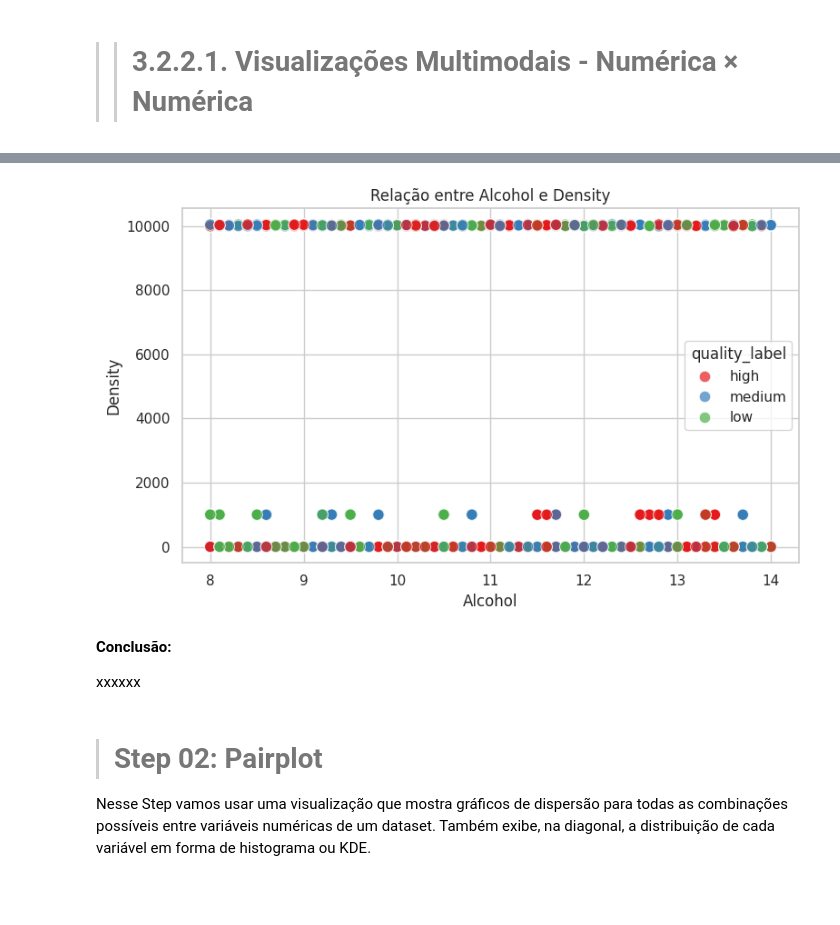
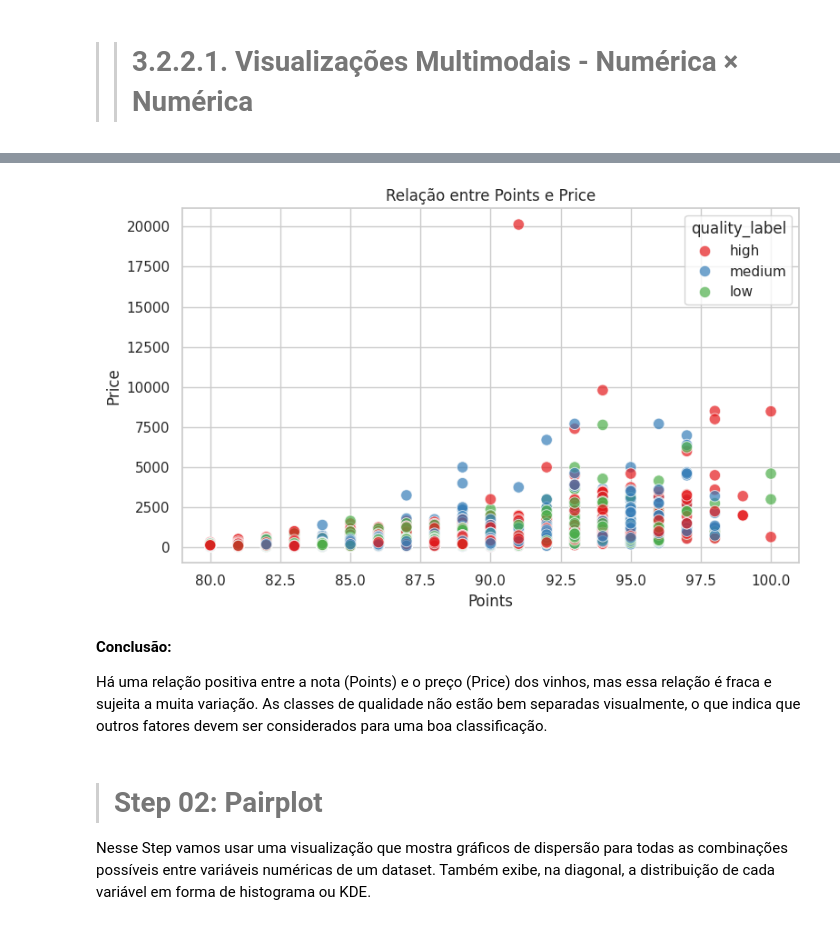
Before and after one commit to RodrigoMarenda/Analise_de_Dados, a Jupyter notebook: Wine_Quality.ipynb, the cells around one changed output, grey strips where cells are left out. Drawn from its saved outputs; the diff is of its cells as text; code cells hidden in the pictures; blank space fills up the shorter version.

```diff
--- a/Wine_Quality.ipynb
+++ b/Wine_Quality.ipynb
@@ -593,31 +593,27 @@ Nesse step xxxxxxxxxxxxxxxxxxxxxxxxxxx
 # %%
 plt.figure(figsize=(8, 5))
 
 sns.scatterplot(
     data=df,
-    x='alcohol',
-    y='density',
+    x='points',
+    y='price',
     hue='quality_label',
     palette='Set1',
     s=80,
     alpha=0.7
 )
 
-plt.title('Relação entre Alcohol e Density')
-plt.xlabel('Alcohol')
-plt.ylabel('Density')
+plt.title('Relação entre Points e Price')
+plt.xlabel('Points')
+plt.ylabel('Price')
 plt.tight_layout()
 plt.show()
-#plt.title('Multimodalidade: Alcohol vs Density')
-#plt.grid(True)
-#plt.show()
 # %% [output]
-[figure, old version]
+[figure, new version]
-# %% [markdown]
-**Conclusão:**
-
-
-xxxxxx
+# %% [markdown]
+**Conclusão:**
+
+Há uma relação positiva entre a nota (Points) e o preço (Price) dos vinhos, mas essa relação é fraca e sujeita a muita variação. As classes de qualidade não estão bem separadas visualmente, o que indica que outros fatores devem ser considerados para uma boa classificação.
 # %% [markdown]
 > # Step 02: Pairplot
 
```
Also changed, not shown: parts of 34 cells of this notebook.
